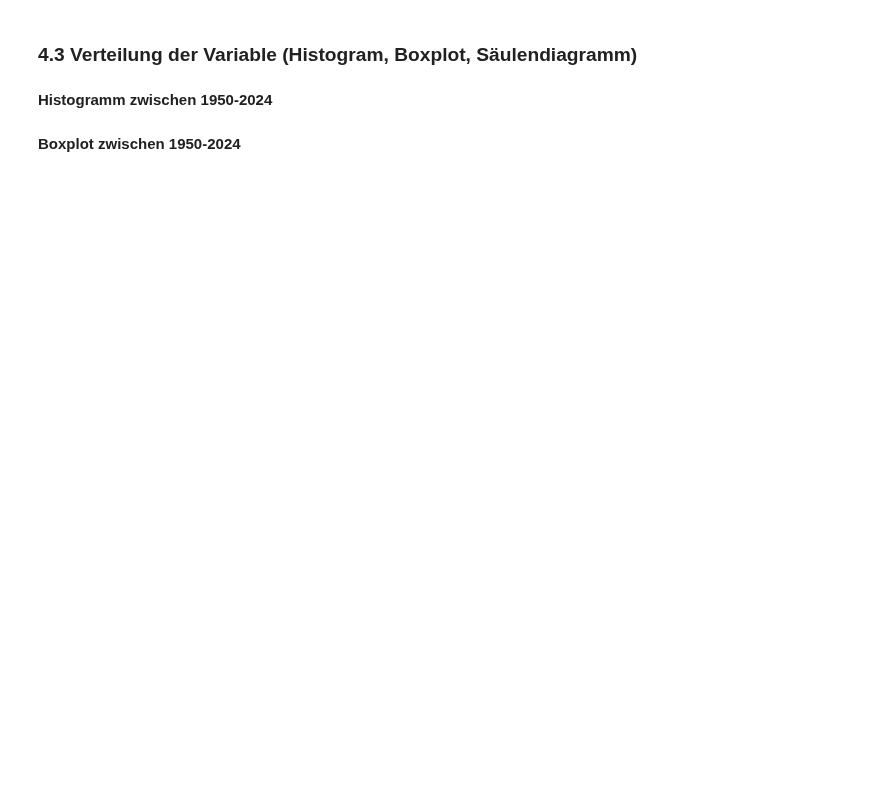
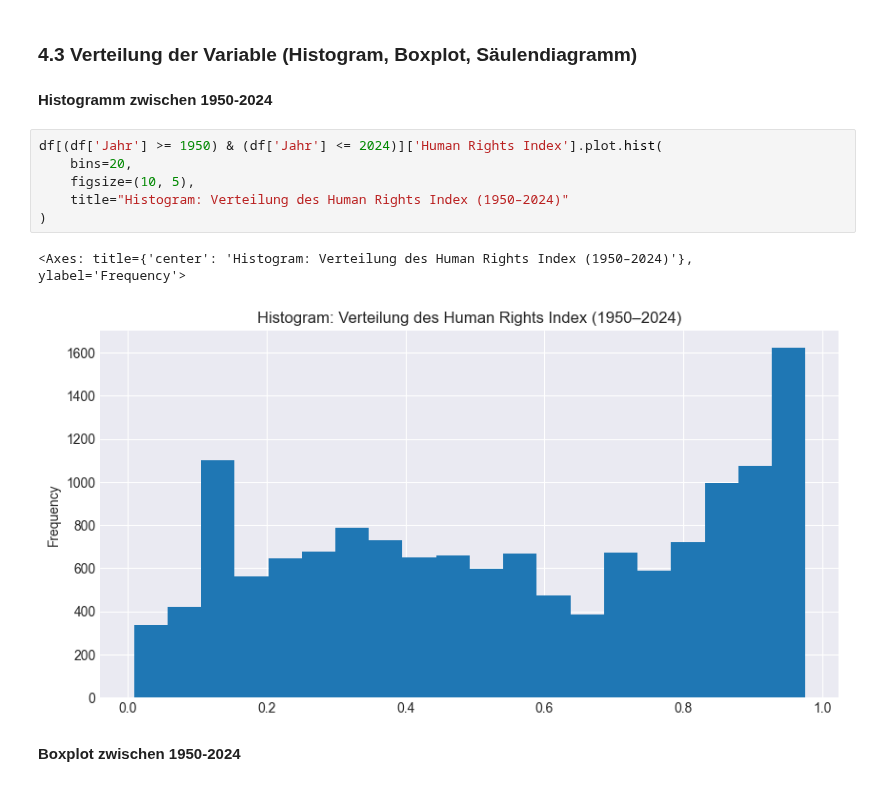
Before and after one commit to haschdav/LN-Python, a Jupyter notebook: LN_Python.ipynb, the cells around one changed output. Saved outputs shown, nothing was run; the diff lists cells and outputs as text; blank space fills up the shorter version.

```diff
--- a/LN_Python.ipynb
+++ b/LN_Python.ipynb
@@ -259,6 +303,15 @@ df.loc[1950:2024, 'Human Rights Index'].count()
 ### 4.3 Verteilung der Variable (Histogram, Boxplot, Säulendiagramm)
 # %% [markdown]
 **Histogramm zwischen 1950-2024**
+# %%
+df[(df['Jahr'] >= 1950) & (df['Jahr'] <= 2024)]['Human Rights Index'].plot.hist(
+    bins=20,
+    figsize=(10, 5),
+    title="Histogram: Verteilung des Human Rights Index (1950–2024)"
+)
+# %% [output]
+<Axes: title={'center': 'Histogram: Verteilung des Human Rights Index (1950–2024)'}, ylabel='Frequency'>
+[figure, added]
 # %% [markdown]
 **Boxplot zwischen 1950-2024**
 # %%
```
Also changed, not shown: parts of 18 cells of this notebook.
